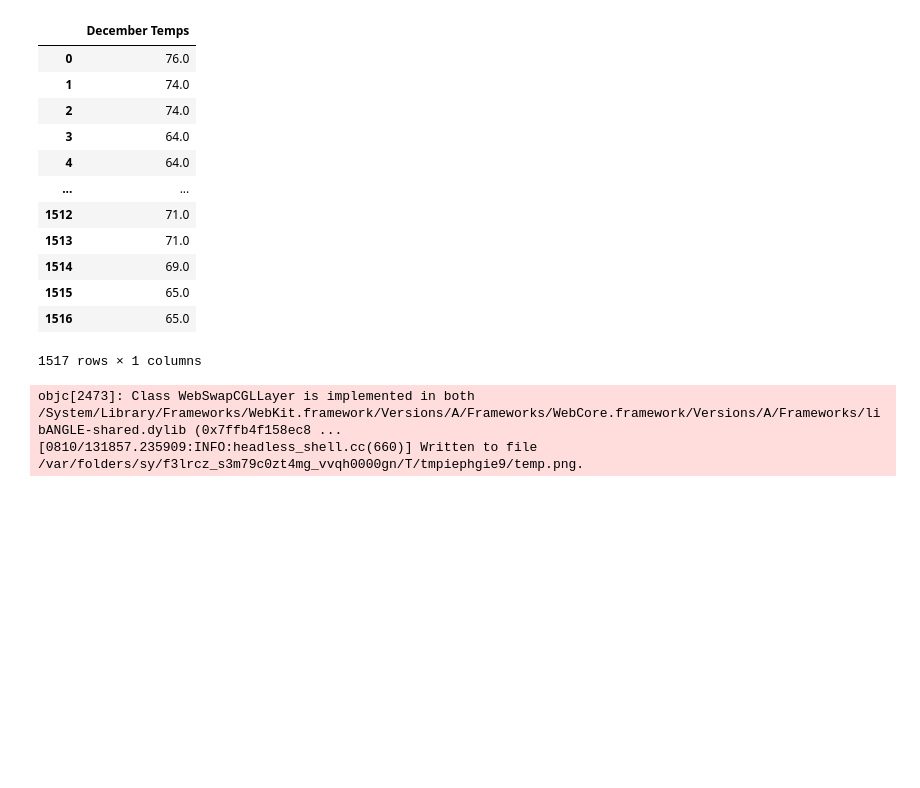
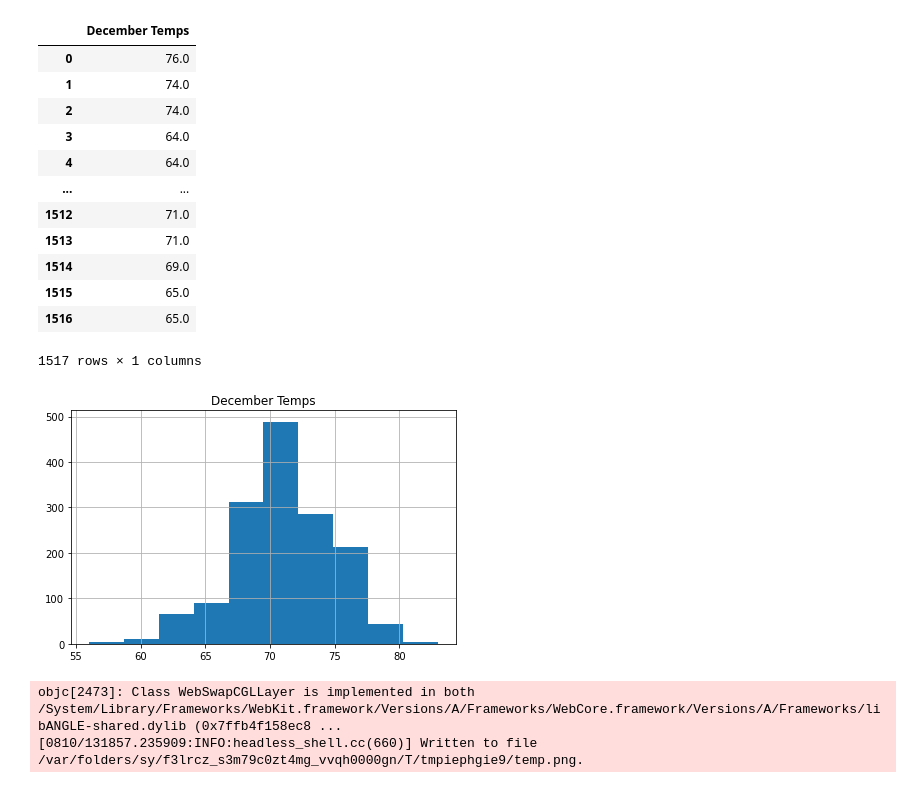
Before and after one commit to Tmalasky/surfs_up, a Jupyter notebook: SurfsUp_Challenge.ipynb, the cells around one changed output. Cells and saved outputs as stored; diff of their text form; code cells hidden in the pictures; blank space fills up the shorter version.

```diff
--- a/SurfsUp_Challenge.ipynb
+++ b/SurfsUp_Challenge.ipynb
@@ -123,6 +131,13 @@ dec_temp_df
 | 1515 | 65.0 |
 | 1516 | 65.0 |
 1517 rows × 1 columns
+# %%
+# plotting a graph for December
+dec_temp_df.hist()
+plt.savefig("images/Dec")
+plt.tight_layout()
+# %% [output]
+[figure, added]
 # %%
 # 9. Calculate and print out the summary statistics for the Decemeber temperature DataFrame.
 dec_temp_summary_stats = dec_temp_df.describe()
```
Also changed, not shown: parts of 2 cells of this notebook.
